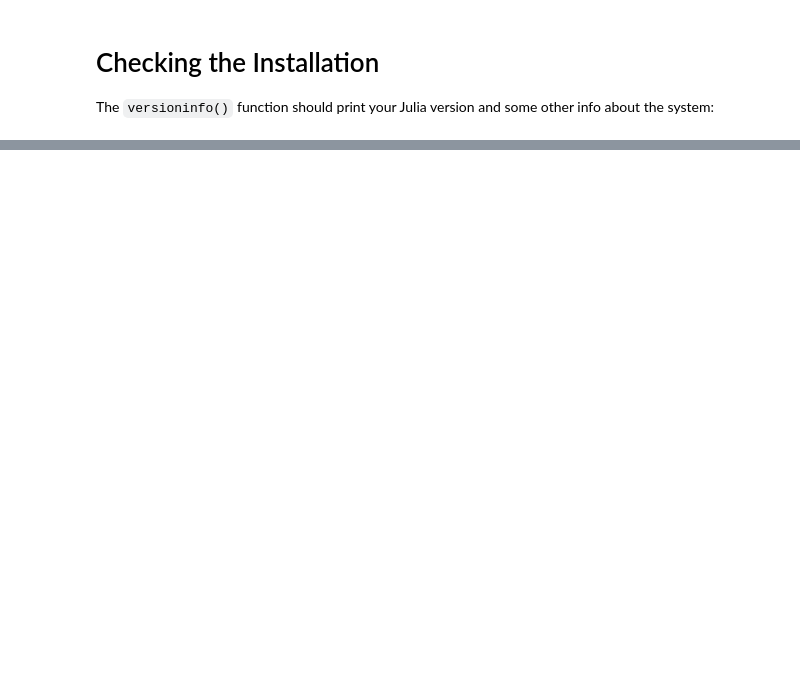
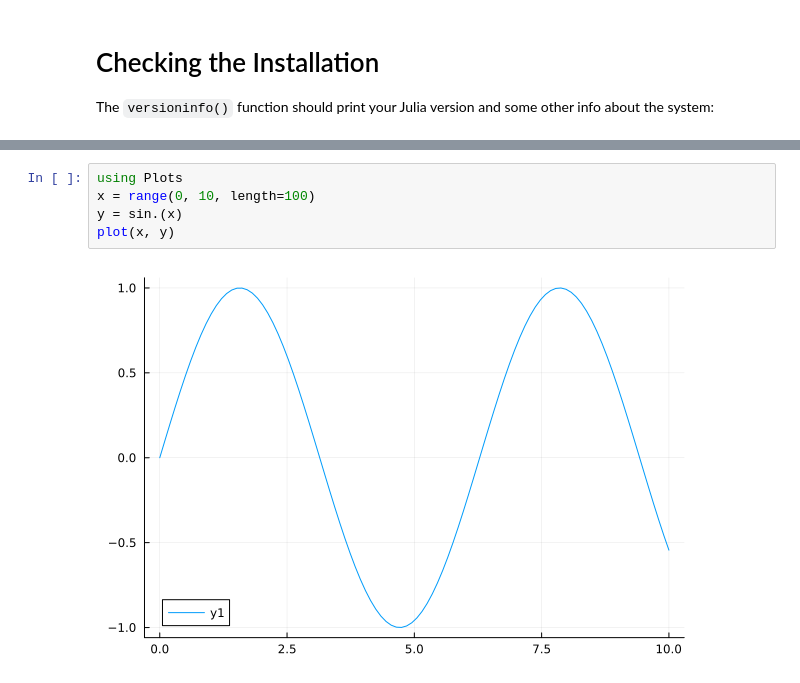
Before and after one commit to xKDR/Julia-Workshop, a Jupyter notebook: Introduction.ipynb, the cells around one changed output, grey strips where cells are left out. Cells and saved outputs as stored; diff of their text form; blank space fills up the shorter version.

```diff
--- a/Introduction.ipynb
+++ b/Introduction.ipynb
@@ -92,0 +278,7 @@ Have fun!
+# %%
+using Plots
+x = range(0, 10, length=100)
+y = sin.(x)
+plot(x, y)
+# %% [output]
+[figure, added]
```
Also changed, not shown: parts of 44 cells of this notebook.
